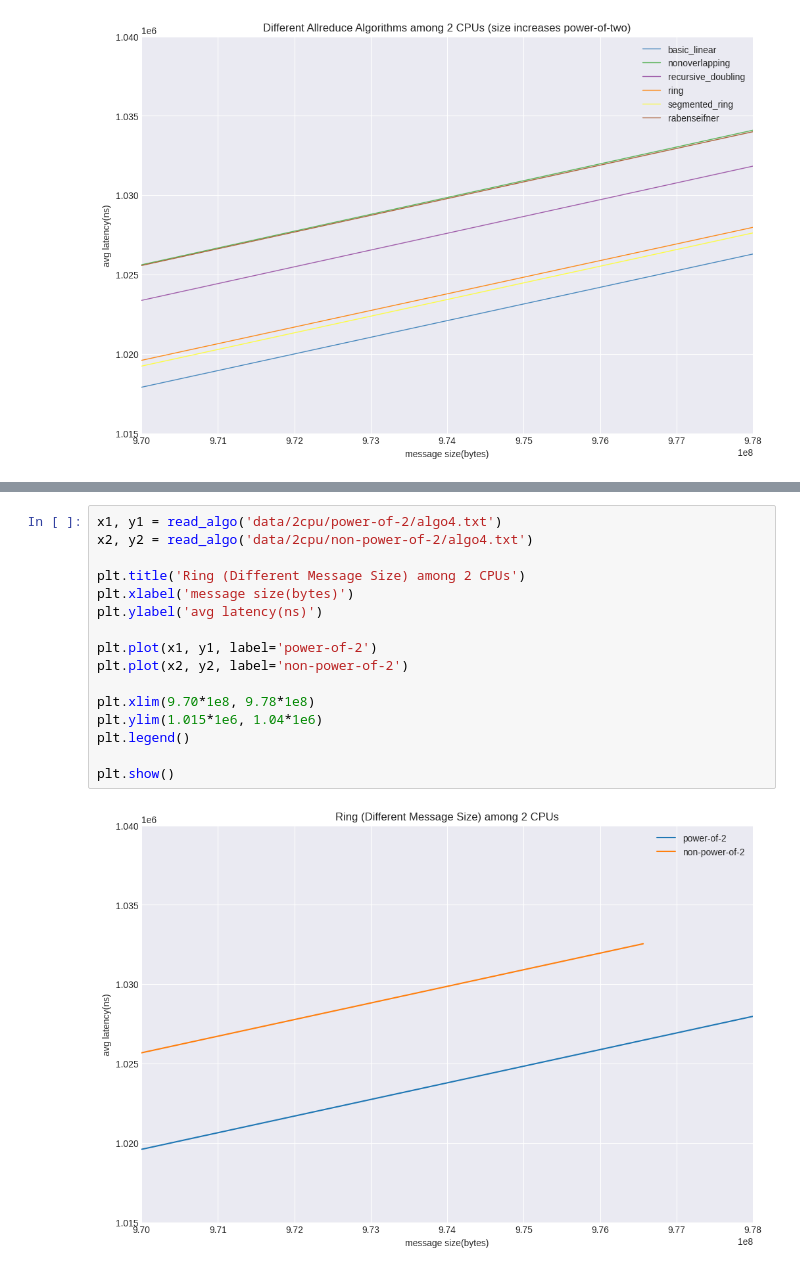
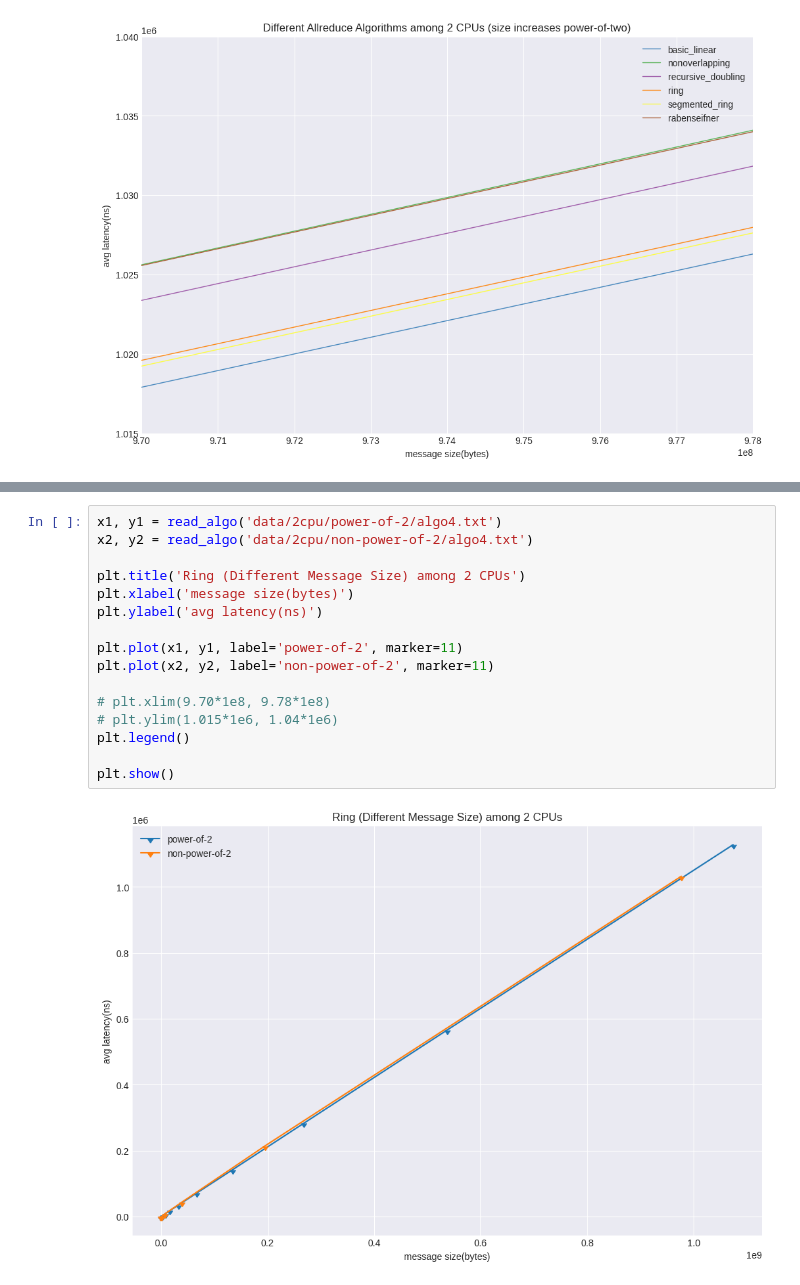
Before and after one commit to dexhunter/allreduce-experiments, a Jupyter notebook: visualize.ipynb, the cells around one changed output, grey strips where cells are left out. Cells and saved outputs as stored; diff of their text form.

```diff
--- a/visualize.ipynb
+++ b/visualize.ipynb
@@ -596,21 +605,21 @@ plt.show()
 # %%
 x1, y1 = read_algo('data/2cpu/power-of-2/algo4.txt')
 x2, y2 = read_algo('data/2cpu/non-power-of-2/algo4.txt')
 
 plt.title('Ring (Different Message Size) among 2 CPUs')
 plt.xlabel('message size(bytes)')
 plt.ylabel('avg latency(ns)')
 
-plt.plot(x1, y1, label='power-of-2')
-plt.plot(x2, y2, label='non-power-of-2')
+plt.plot(x1, y1, label='power-of-2', marker=11)
+plt.plot(x2, y2, label='non-power-of-2', marker=11)
 
-plt.xlim(9.70*1e8, 9.78*1e8)
-plt.ylim(1.015*1e6, 1.04*1e6)
+# plt.xlim(9.70*1e8, 9.78*1e8)
+# plt.ylim(1.015*1e6, 1.04*1e6)
 plt.legend()
 
 plt.show()
 # %% [output]
-[figure, old version]
+[figure, new version]
 # %%
 x1, y1 = read_algo('data/2cpu/power-of-2/algo5.txt')
 x2, y2 = read_algo('data/2cpu/non-power-of-2/algo5.txt')
```
Also changed, not shown: parts of 8 cells of this notebook, 38 other files.
